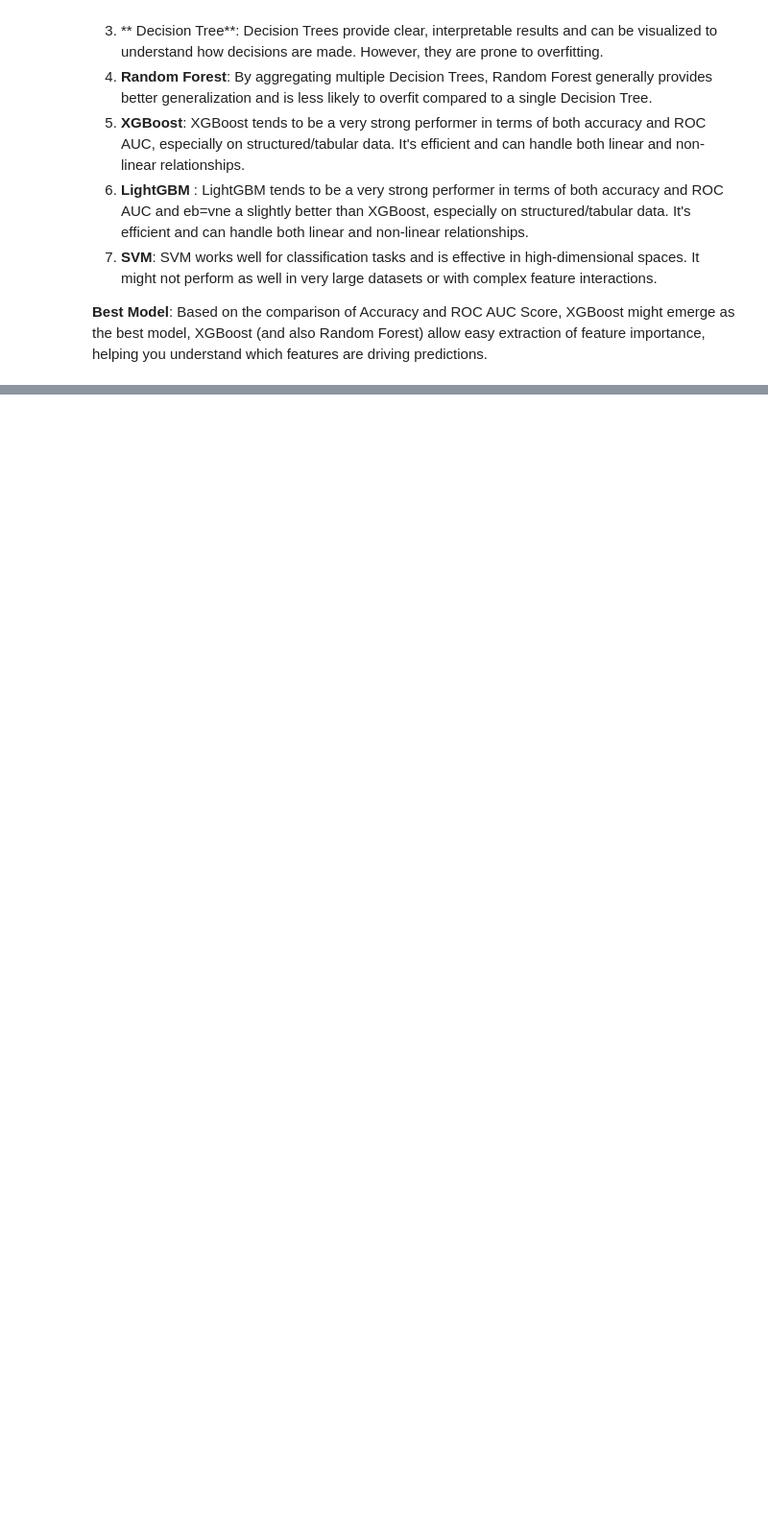
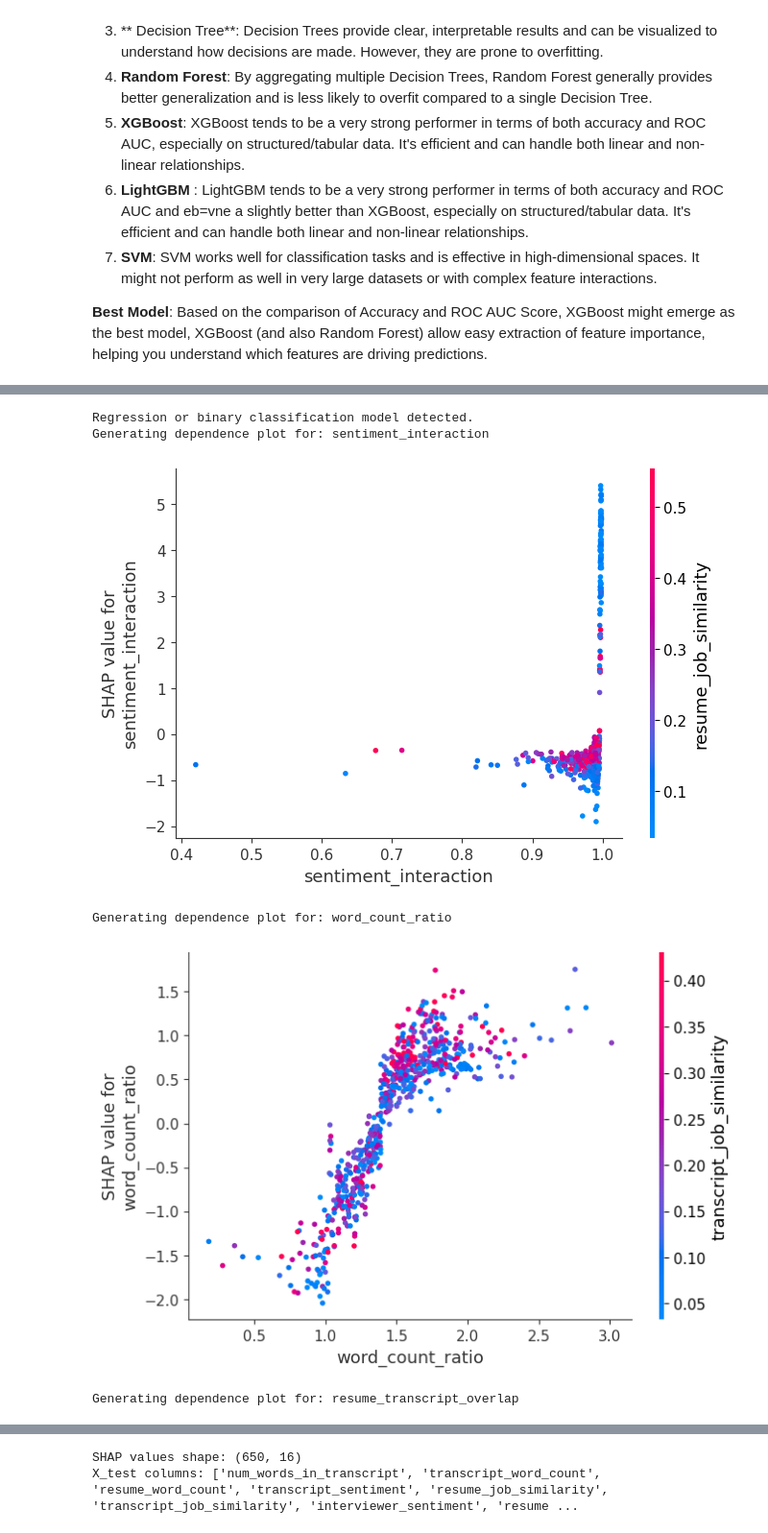
Before and after one commit to RohithMacharla11/-AI-Driven-Recruitment-Pipeline, a Jupyter notebook: Exploratory_Data_Analysis.ipynb, the cells around one changed output, grey strips where cells are left out. Shown at 96% size. Cells and saved outputs as stored; diff of their text form; code cells hidden in the pictures; blank space fills up the shorter version.

```diff
--- a/Exploratory_Data_Analysis.ipynb
+++ b/Exploratory_Data_Analysis.ipynb
@@ -1307,0 +1413,50 @@ plt.show()
+# %%
+import shap
+import numpy as np
+import pandas as pd
+
+# Ensure you have your SHAP values and test data loaded
+# Replace these with your actual variables
+# shap_values: The SHAP values from your model explanation
+# X_test: The test dataset used for generating SHAP values
+
+# Example: Assuming shap_values and X_test are already defined
+# shap_values = explainer.shap_values(X_test)  # For your trained model
+# X_test = pd.DataFrame(...)  # Test dataset
+
+# List of features to plot
+features_to_plot = ['sentiment_interaction', 'word_count_ratio', 'resume_transcript_overlap']
+
+# Check the structure of shap_values
+if isinstance(shap_values, list):  # Multi-class classification
+    print("Multi-class model detected. Number of classes:", len(shap_values))
+    class_index = 0  # Choose the target class index (modify as needed)
+    shap_values_to_use = shap_values[class_index]
+else:  # Regression or binary classification
+    print("Regression or binary classification model detected.")
+    shap_values_to_use = shap_values
+
+# Ensure the shapes match
+assert shap_values_to_use.shape[1] == X_test.shape[1], (
+    f"Mismatch between SHAP values and X_test. "
+    f"SHAP values: {shap_values_to_use.shape[1]}, X_test: {X_test.shape[1]}"
+)
+
+# Generate dependence plots
+for feature in features_to_plot:
+    if feature in X_test.columns:
+        print(f"Generating dependence plot for: {feature}")
+        shap.dependence_plot(feature, shap_values_to_use, X_test)
+    else:
+        print(f"Feature {feature} not found in X_test columns.")
+
+# Additional debugging (optional)
+print("SHAP values shape:", shap_values_to_use.shape)
+print("X_test columns:", X_test.columns.tolist())
+# %% [output]
+Regression or binary classification model detected.
+Generating dependence plot for: sentiment_interaction
+[figure, added]
+Generating dependence plot for: word_count_ratio
+[figure, added]
+Generating dependence plot for: resume_transcript_overlap
@@ -1307,0 +1464,2 @@ plt.show()
+SHAP values shape: (650, 16)
+X_test columns: ['num_words_in_transcript', 'transcript_word_count', 'resume_word_count', 'transcript_sentiment', 'resume_job_similarity', 'transcript_job_similarity', 'interviewer_sentiment', 'resume ...
```
Also changed, not shown: parts of 19 cells of this notebook.
